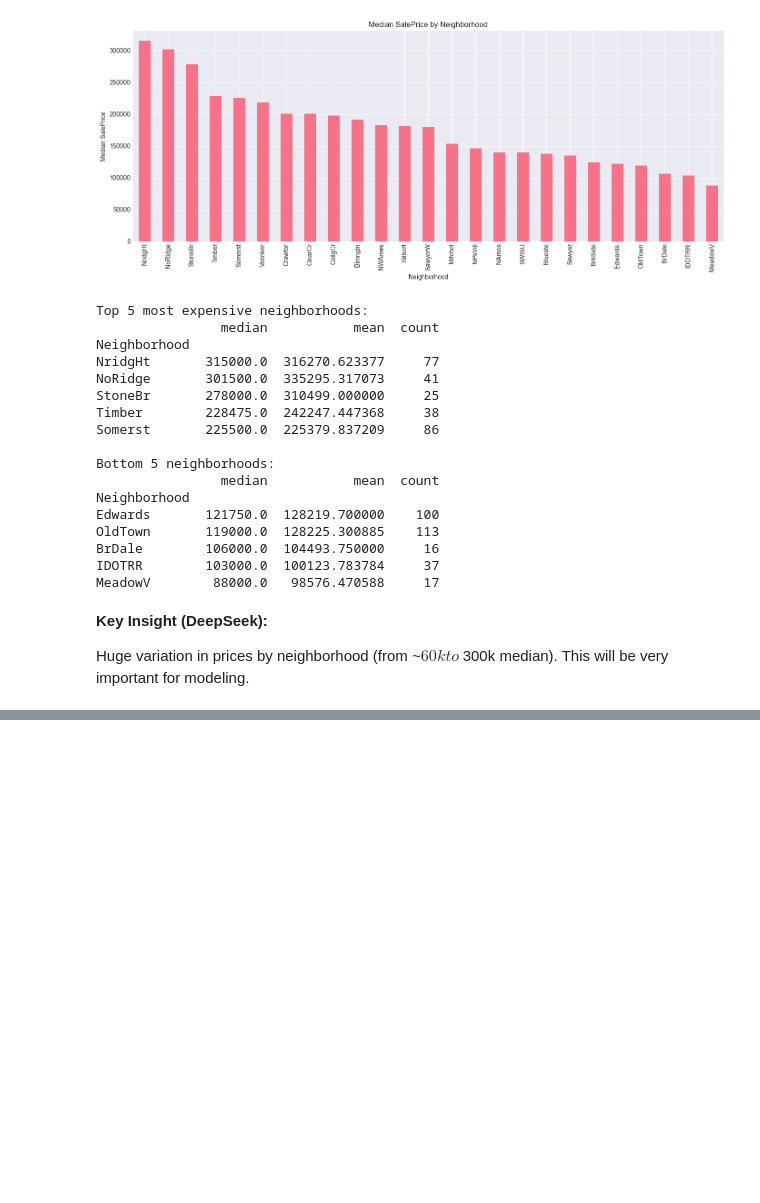
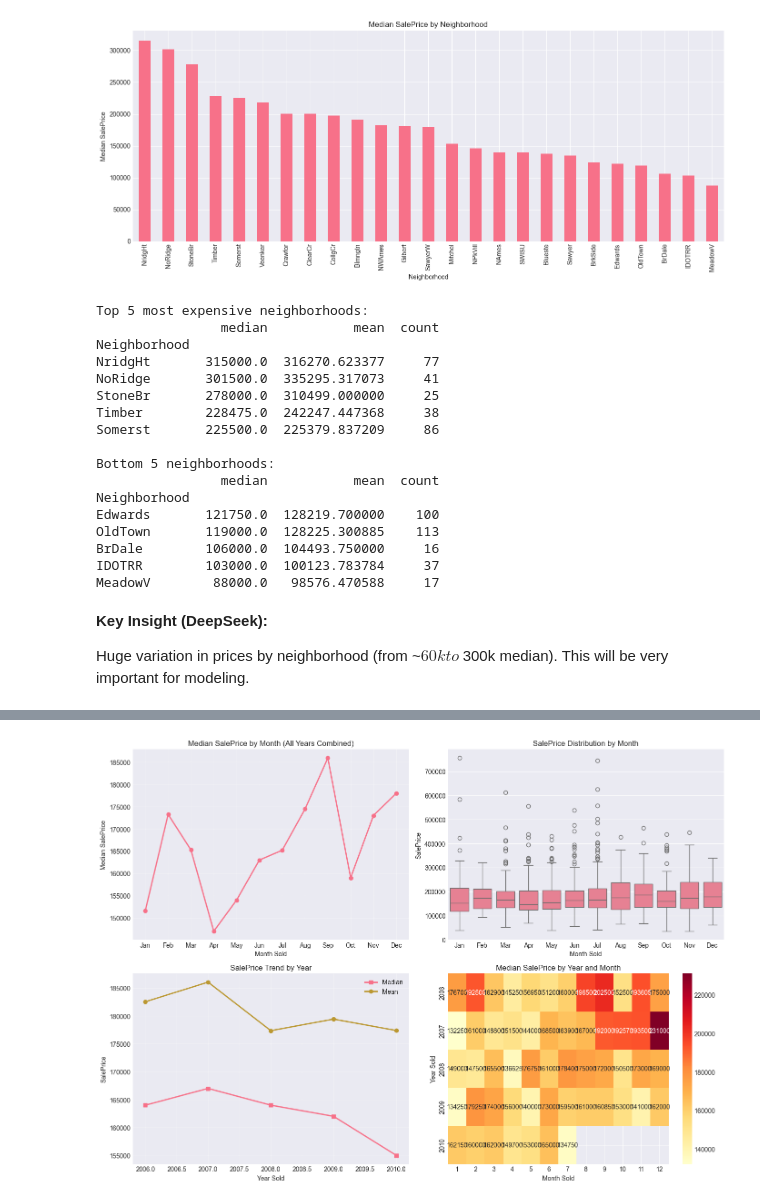
Before and after one commit to Blim3202/House-Prices-Kaggle, a Jupyter notebook: Notebooks/01_eda_analysis.ipynb, the cells around one changed output, grey strips where cells are left out. Saved outputs shown, nothing was run; the diff lists cells and outputs as text; code cells hidden in the pictures; blank space fills up the shorter version.

```diff
--- a/Notebooks/01_eda_analysis.ipynb
+++ b/Notebooks/01_eda_analysis.ipynb
@@ -435,0 +484,87 @@ Huge variation in prices by neighborhood (from ~$60k to ~$300k median). This wil
+# %%
+# Create date features for analysis
+df_train_clean['SaleDate'] = pd.to_datetime(df_train_clean['YrSold'].astype(str) + '-' +
+                                             df_train_clean['MoSold'].astype(str) + '-01')
+
+# Group by month (across all years)
+monthly_prices = df_train_clean.groupby('MoSold')['SalePrice'].agg(['median', 'mean', 'count'])
+
+# Plot 1: Monthly price variation
+fig, axes = plt.subplots(2, 2, figsize=(14, 10))
+
+# Monthly median prices
+axes[0, 0].plot(monthly_prices.index, monthly_prices['median'], marker='o', linewidth=2)
+axes[0, 0].set_xlabel('Month Sold')
+axes[0, 0].set_ylabel('Median SalePrice')
+axes[0, 0].set_title('Median SalePrice by Month (All Years Combined)')
+axes[0, 0].grid(True, alpha=0.3)
+axes[0, 0].set_xticks(range(1, 13))
+axes[0, 0].set_xticklabels(['Jan', 'Feb', 'Mar', 'Apr', 'May', 'Jun',
+                            'Jul', 'Aug', 'Sep', 'Oct', 'Nov', 'Dec'])
+
+# Monthly box plot
+sns.boxplot(data=df_train_clean, x='MoSold', y='SalePrice', ax=axes[0, 1])
+axes[0, 1].set_xlabel('Month Sold')
+axes[0, 1].set_ylabel('SalePrice')
+axes[0, 1].set_title('SalePrice Distribution by Month')
+axes[0, 1].set_xticklabels(['Jan', 'Feb', 'Mar', 'Apr', 'May', 'Jun',
+                            'Jul', 'Aug', 'Sep', 'Oct', 'Nov', 'Dec'])
+
+# Yearly trend
+yearly_prices = df_train_clean.groupby('YrSold')['SalePrice'].agg(['median', 'mean', 'count'])
+axes[1, 0].plot(yearly_prices.index, yearly_prices['median'], marker='s', linewidth=2, label='Median')
+axes[1, 0].plot(yearly_prices.index, yearly_prices['mean'], marker='o', linewidth=2, label='Mean')
+axes[1, 0].set_xlabel('Year Sold')
+axes[1, 0].set_ylabel('SalePrice')
+axes[1, 0].set_title('SalePrice Trend by Year')
+axes[1, 0].legend()
+axes[1, 0].grid(True, alpha=0.3)
+
+# Monthly + Year heatmap
+pivot_prices = df_train_clean.pivot_table(values='SalePrice', index='YrSold', columns='MoSold', aggfunc='median')
+sns.heatmap(pivot_prices, annot=True, fmt='.0f', cmap='YlOrRd', ax=axes[1, 1])
+axes[1, 1].set_xlabel('Month Sold')
+axes[1, 1].set_ylabel('Year Sold')
+axes[1, 1].set_title('Median SalePrice by Year and Month')
+
+plt.tight_layout()
+plt.savefig("../reports/seasonality_analysis.png", dpi=100, bbox_inches='tight')
+plt.show()
+
+# Statistical significance test (ANOVA for months)
+from scipy import stats
+
+month_groups = [df_train_clean[df_train_clean['MoSold'] == m]['SalePrice'] for m in range(1, 13)]
+f_stat, p_value = stats.f_oneway(*month_groups)
+
+print(f"\nANOVA test for monthly price differences:")
+print(f"F-statistic: {f_stat:.2f}")
+print(f"P-value: {p_value:.4f}")
+print(f"Conclusion: {'Significant' if p_value < 0.05 else 'Not significant'} monthly variation")
+
+# Sales volume by month
+print("\nSales volume by month:")
+monthly_counts = df_train_clean['MoSold'].value_counts().sort_index()
+for month, count in monthly_counts.items():
+    print(f"  Month {month}: {count} sales ({count/len(df_train_clean)*100:.1f}%)")
+
+
+
+
+# Statistical significance test (ANOVA for years)
+actual_years = sorted(df_train_clean['YrSold'].unique())
+year_groups = [df_train_clean[df_train_clean['YrSold'] == y]['SalePrice'] for y in actual_years]
+f_stat, p_value = stats.f_oneway(*year_groups)
+
+print(f"\nANOVA test for yearly price differences:")
+print(f"F-statistic: {f_stat:.2f}")
+print(f"P-value: {p_value:.4f}")
+print(f"Conclusion: {'Significant' if p_value < 0.05 else 'Not significant'} yearly variation")
+
+# Sales volume by year
+print("\nSales volume by year:")
+yearly_counts = df_train_clean['YrSold'].value_counts().sort_index()
+for year, count in yearly_counts.items():
+    print(f"  year {year}: {count} sales ({count/len(df_train_clean)*100:.1f}%)")
+# %% [output]
+[figure, added]
```
Also changed, not shown: parts of 10 cells of this notebook, 7 other files.
